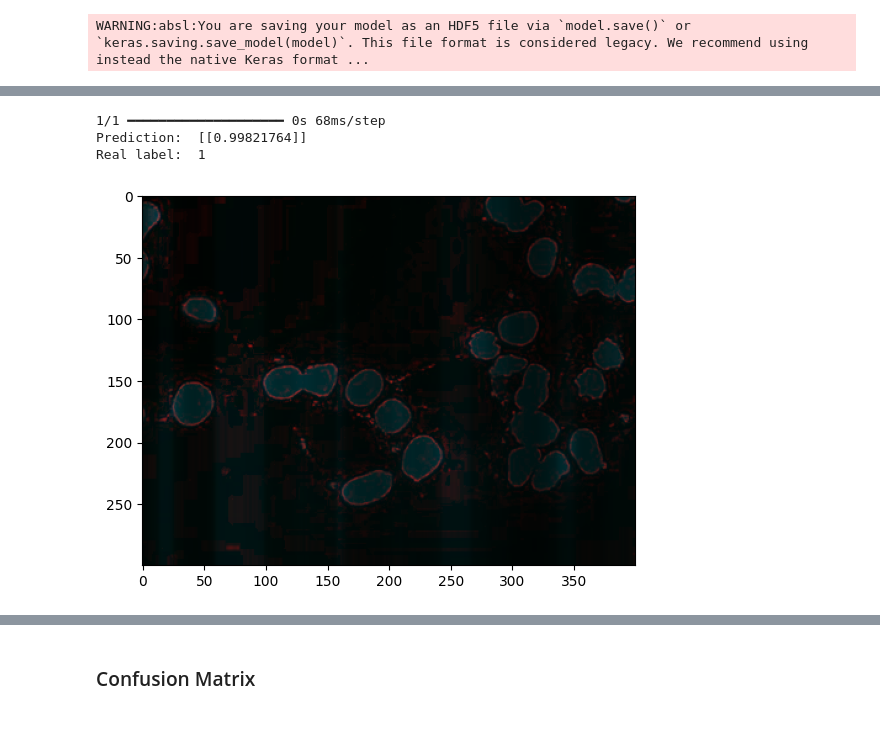
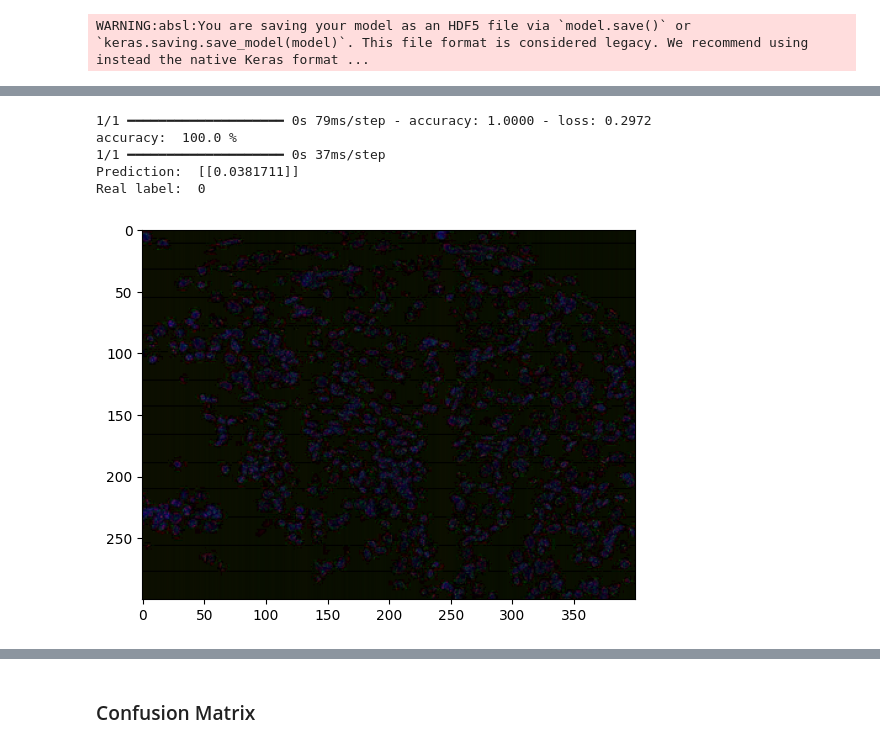
Before and after one commit to velo-24/PUM---Klasyfikacja-mykoplazmy, a Jupyter notebook: klasyfikacja_mykoplazma.ipynb, the cells around one changed output, grey strips where cells are left out. Saved outputs shown, nothing was run; the diff lists cells and outputs as text; code cells hidden in the pictures.

```diff
--- a/klasyfikacja_mykoplazma.ipynb
+++ b/klasyfikacja_mykoplazma.ipynb
@@ -114,19 +112,22 @@ model = Sequential()
 model.add(Conv2D(32, (3, 3), input_shape = input_shapes))
 model.add(Activation('relu'))
 model.add(MaxPooling2D(pool_size = (2, 2)))
+model.add(Dropout(0.5))
 
 # druga warstwa wejściowa
 model.add(Conv2D(32, (3, 3), kernel_initializer = 'he_uniform'))
 model.add(Activation('relu'))
 model.add(MaxPooling2D(pool_size = (2, 2)))
+model.add(Dropout(0.5))
 
 # trzecia warstwa wejściowa
 model.add(Conv2D(64, (3, 3), kernel_initializer = 'he_uniform'))
 model.add(Activation('relu'))
 model.add(MaxPooling2D(pool_size = (2, 2)))
+model.add(Dropout(0.5))
 
-# spłaszczenie warstw konwolucyjnych w jednowymiarowy wektor
-model.add(Flatten())
+# uśrednianie w ramach kanałów
+model.add(GlobalAveragePooling2D())
 
 # warstwa gęsta
 model.add(Dense(64))
@@ -173,9 +174,9 @@ None
 history = model.fit(
     X_train,
     y_train,
-    batch_size = 16,
+    batch_size = 10,
     verbose = 1, #2 dla bardziej szczegółowych informacji, 0 dla braku
-    epochs = 50,
+    epochs = 40,
     validation_data = (X_test, y_test),
     shuffle = False,
     )
@@ -238,15 +239,21 @@ plt.show()
 # %%
-# wyświetlenie wybranego obrazu ze zbioru testowego
-n=4
+# dokładność (accuracy) wytrenowanego modelu
+_, acc = model.evaluate(X_test, y_test)
+print('accuracy: ', (acc * 100.0), '%')
+
+# wyświetlenie wybranego obrazu ze zbioru testowego - by zobaczyć inny obraz zmień wartość n
+n=2
 img = X_test[n]
 plt.imshow(img)
 
 # użycie modelu do sprawdzenia klasy obrazu i porównanie jej z rzeczywistą klasą
 input_img = np.expand_dims(img, axis = 0)
 print('Prediction: ', model.predict(input_img))
 print('Real label: ', y_test[n])
 # %% [output]
-1/1 ━━━━━━━━━━━━━━━━━━━━ 0s 68ms/step
-Prediction:  [[0.99821764]]
-Real label:  1
+1/1 ━━━━━━━━━━━━━━━━━━━━ 0s 79ms/step - accuracy: 1.0000 - loss: 0.2972
+accuracy:  100.0 %
+1/1 ━━━━━━━━━━━━━━━━━━━━ 0s 37ms/step
+Prediction:  [[0.0381711]]
+Real label:  0
-[figure, old version]
+[figure, new version]
```
Also changed, not shown: parts of 16 cells of this notebook.
